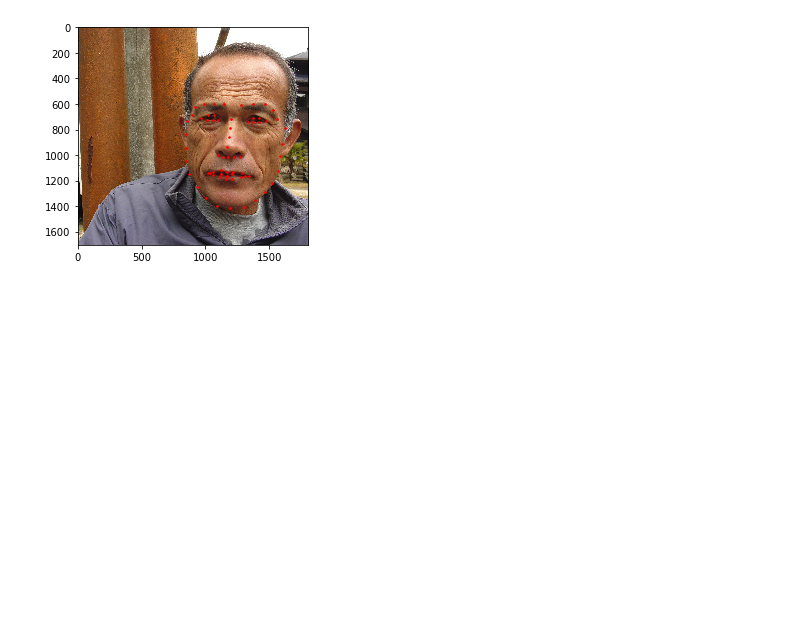
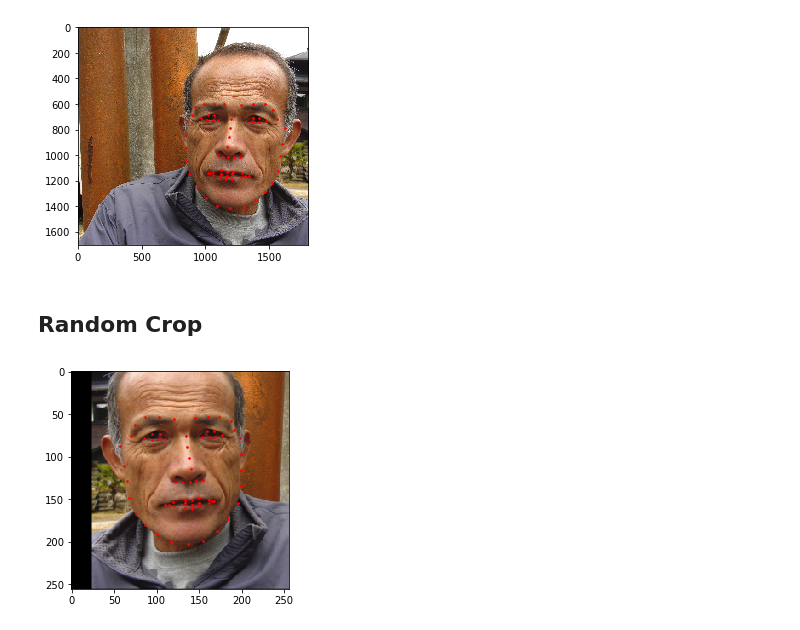
Before and after one commit to wesleylp/CPE775, a Jupyter notebook: notebooks/4. Data augmentation.ipynb, the cells around one changed output. Saved outputs shown, nothing was run; the diff lists cells and outputs as text; code cells hidden in the pictures; blank space fills up the shorter version.

```diff
--- a/notebooks/4. Data augmentation.ipynb
+++ b/notebooks/4. Data augmentation.ipynb
@@ -123,3 +135,5 @@ sample = flip({'image': image, 'landmarks': landmarks})
 show_landmarks(sample['image'], sample['landmarks'], normalized=True)
 # %% [output]
 [figure]
+# %% [markdown]
+## Random Crop
@@ -125,0 +145,8 @@ show_landmarks(sample['image'], sample['landmarks'], normalized=True)
+# %%
+crop_face = CropFace()
+random_crop = RandomCrop((224, 224))
+face_sample = crop_face(dataset[idx])
+# %%
+show_landmarks(face_sample['image'], face_sample['landmarks'], normalized=True)
+# %% [output]
+[figure, added]
```
Also changed, not shown: parts of 7 cells of this notebook, 13 other files.
